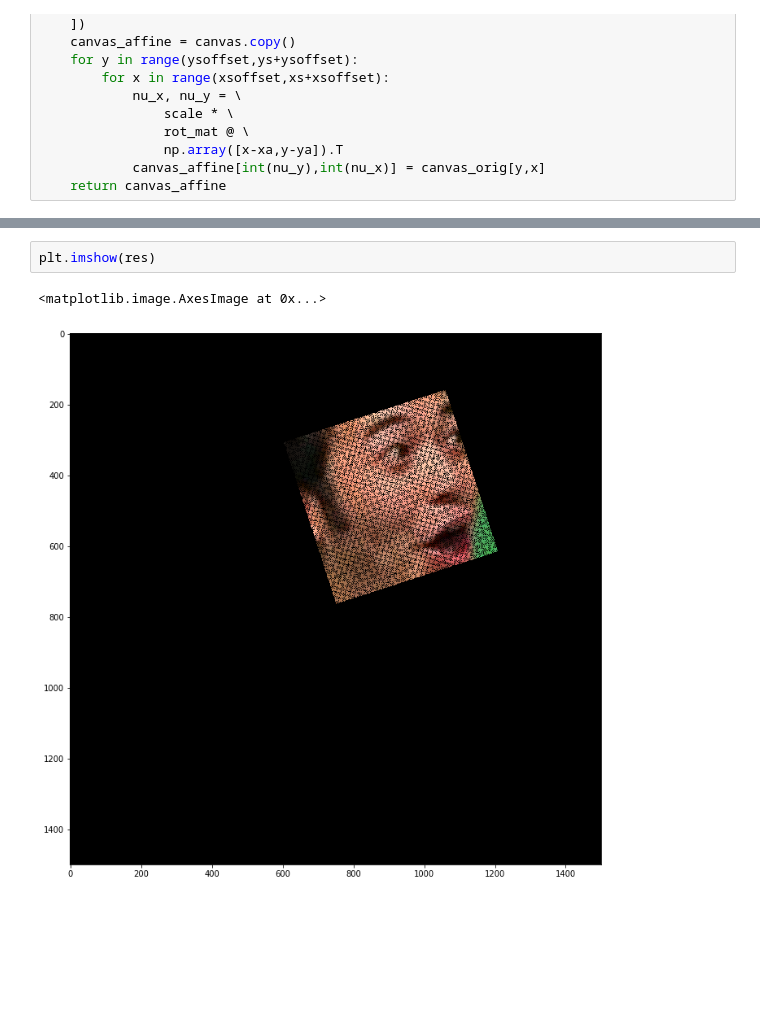
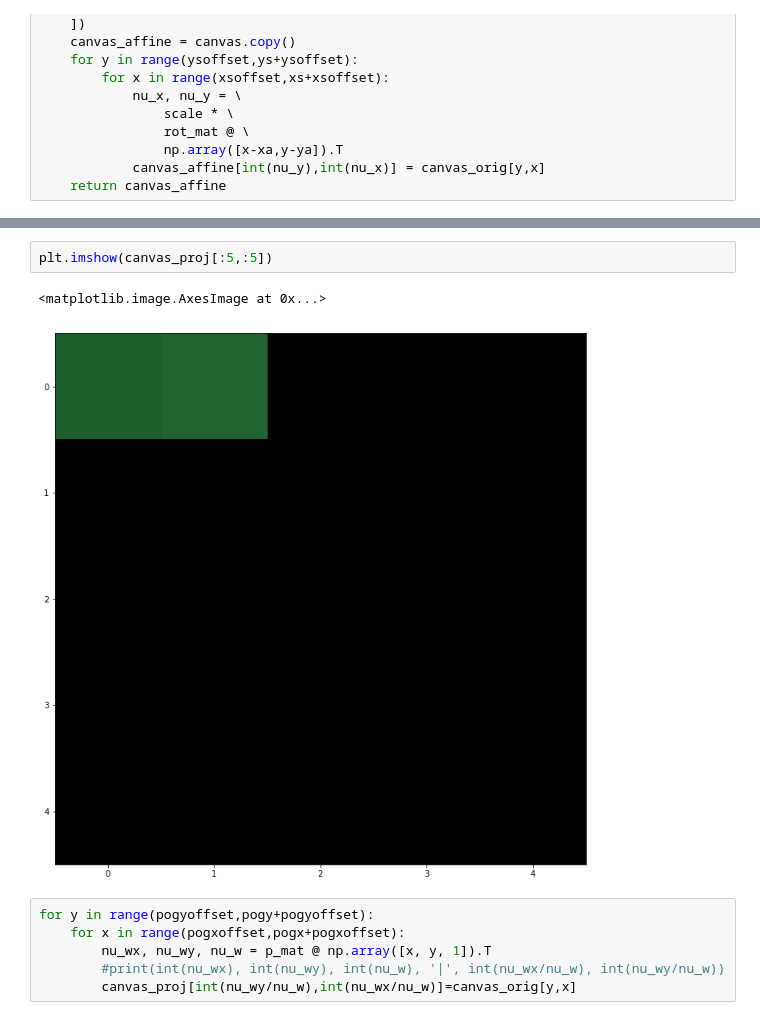
Before and after one commit to maufirf/es112_2dtransform, a Jupyter notebook: nukesite.ipynb, the cells around one changed output, grey strips where cells are left out. Cells and saved outputs as stored; diff of their text form; blank space fills up the shorter version.

```diff
--- a/nukesite.ipynb
+++ b/nukesite.ipynb
@@ -147,5 +209,11 @@ plt.show()
 # %%
-plt.imshow(res)
+plt.imshow(canvas_proj[:5,:5])
 # %% [output]
 <matplotlib.image.AxesImage at 0x...>
-[figure, old version]
+[figure, new version]
+# %%
+for y in range(pogyoffset,pogy+pogyoffset):
+    for x in range(pogxoffset,pogx+pogxoffset):
+        nu_wx, nu_wy, nu_w = p_mat @ np.array([x, y, 1]).T
+        #print(int(nu_wx), int(nu_wy), int(nu_w), '|', int(nu_wx/nu_w), int(nu_wy/nu_w))
+        canvas_proj[int(nu_wy/nu_w),int(nu_wx/nu_w)]=canvas_orig[y,x]
```
Also changed, not shown: parts of 9 cells of this notebook, 6 other files.
